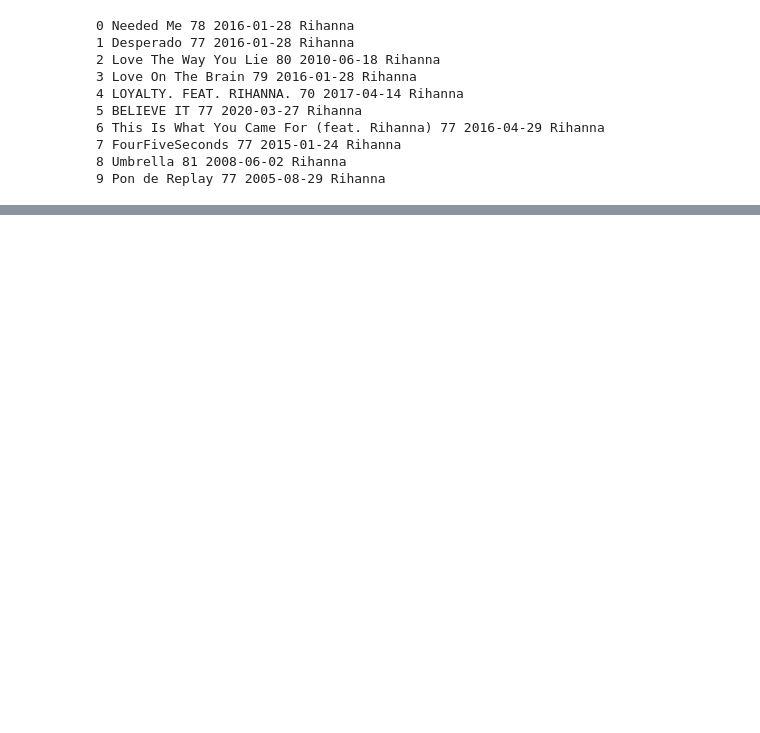
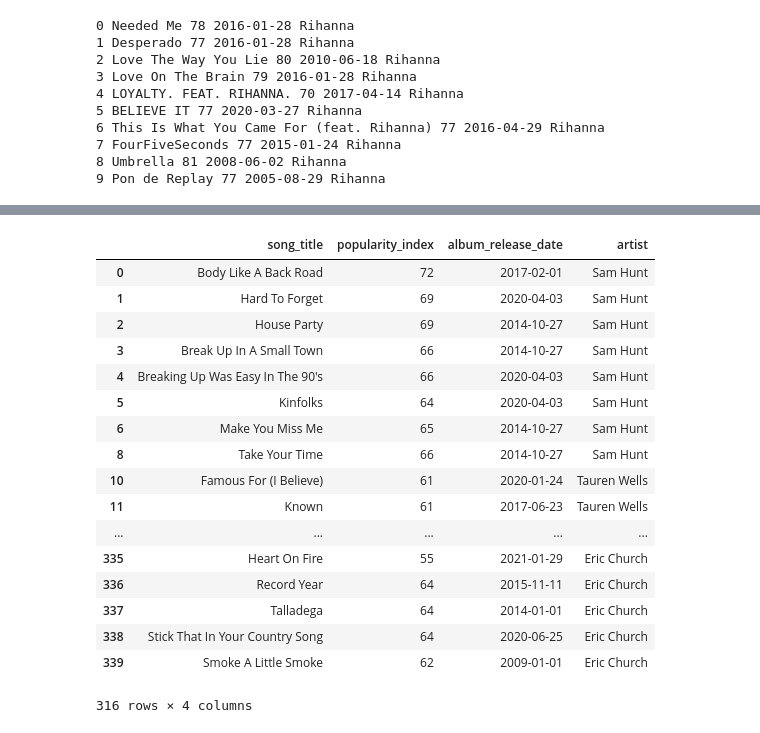
Before and after one commit to gabrielmacey/Spotify_songs, a Jupyter notebook: spotify_data/Spotify_C&C.ipynb, the cells around one changed output, grey strips where cells are left out. Drawn from its saved outputs; the diff is of its cells as text; code cells hidden in the pictures; blank space fills up the shorter version.

Commit message:
spotify_data

```diff
--- a/spotify_data/Spotify_C&C.ipynb
+++ b/spotify_data/Spotify_C&C.ipynb
@@ -682,14 +682,33 @@ for idx, track in enumerate(echu_results['tracks']['items']):
 spotify_df = pd.DataFrame(list(zip(name,pop,date,artist)))
 # %%
 # Renaming the columns to give titles
-spotify_df.rename(columns={0: "Song Title", 1: "Popularity Index", 2: "Date of Album Release", 3: "Artist"},
+spotify_df.rename(columns={0: "song_title", 1: "popularity_index", 2: "album_release_date", 3: "artist"},
                   inplace=True)
 # %%
 # Drop the duplicates
-spotify_df.drop_duplicates(subset=['Song Title'], keep='first', inplace=True)
+spotify_df.drop_duplicates(subset=['song_title'], keep='first', inplace=True)
 # %%
 # Dataset dropped from 350 songs to 313 songs
-# spotify_df
+spotify_df
+# %% [output]
+|  | song_title | popularity_index | album_release_date | artist |
+| 0 | Body Like A Back Road | 72 | 2017-02-01 | Sam Hunt |
+| 1 | Hard To Forget | 69 | 2020-04-03 | Sam Hunt |
+| 2 | House Party | 69 | 2014-10-27 | Sam Hunt |
+| 3 | Break Up In A Small Town | 66 | 2014-10-27 | Sam Hunt |
+| 4 | Breaking Up Was Easy In The 90's | 66 | 2020-04-03 | Sam Hunt |
+| 5 | Kinfolks | 64 | 2020-04-03 | Sam Hunt |
+| 6 | Make You Miss Me | 65 | 2014-10-27 | Sam Hunt |
+| 8 | Take Your Time | 66 | 2014-10-27 | Sam Hunt |
+| 10 | Famous For (I Believe) | 61 | 2020-01-24 | Tauren Wells |
+| 11 | Known | 61 | 2017-06-23 | Tauren Wells |
+| ... | ... | ... | ... | ... |
+| 335 | Heart On Fire | 55 | 2021-01-29 | Eric Church |
+| 336 | Record Year | 64 | 2015-11-11 | Eric Church |
+| 337 | Talladega | 64 | 2014-01-01 | Eric Church |
+| 338 | Stick That In Your Country Song | 64 | 2020-06-25 | Eric Church |
+| 339 | Smoke A Little Smoke | 62 | 2009-01-01 | Eric Church |
+316 rows × 4 columns
 # %%
 songs_dict = spotify_df.to_dict('records')
 # %%
```
Also changed, not shown: parts of 29 cells of this notebook, 8 other files.
